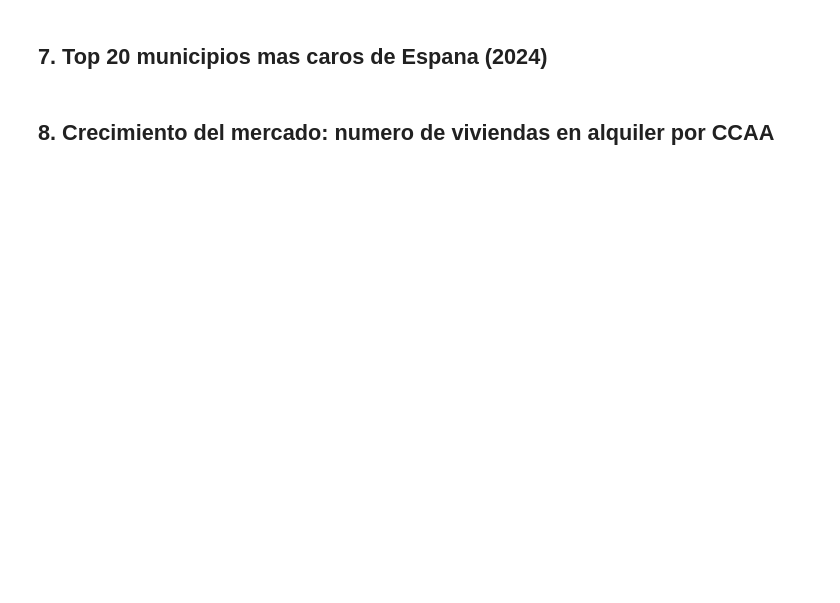
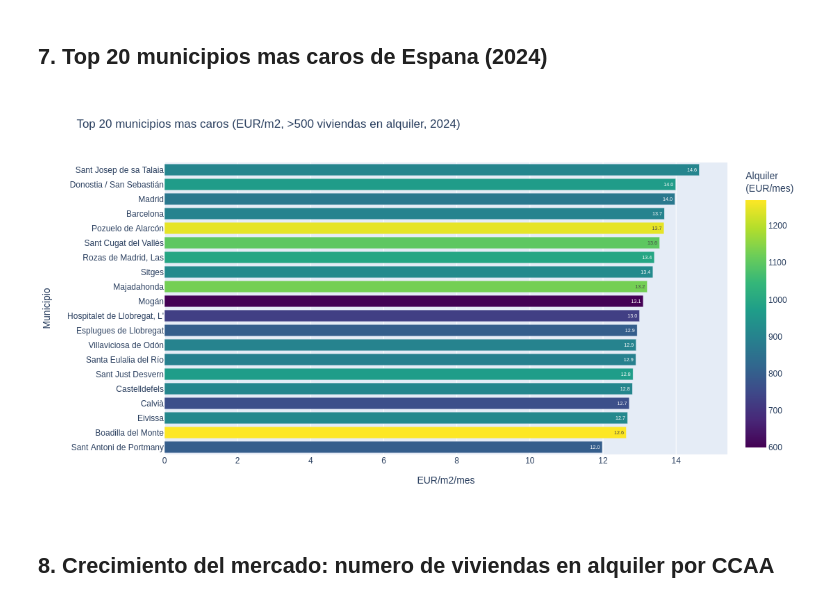
Before and after one commit to kroloxmcg/casitas, a Jupyter notebook: data-engineer-pisos/notebooks/analysis.ipynb, the cells around one changed output. Drawn from its saved outputs; the diff is of its cells as text; code cells hidden in the pictures; blank space fills up the shorter version.

```diff
--- a/data-engineer-pisos/notebooks/analysis.ipynb
+++ b/data-engineer-pisos/notebooks/analysis.ipynb
@@ -194,29 +213,34 @@ fig.show()
 # %%
 df_muni = query("""
     SELECT name,
         rent_m2_median_collective as eur_m2,
         monthly_rent_median_collective as alquiler,
         num_properties_collective as num_pisos
     FROM rentals
     WHERE level = 'municipio' AND year = 2024
-        AND eur_m2 IS NOT NULL AND num_pisos > 500
+        AND eur_m2 IS NOT NULL AND NOT isnan(eur_m2)
+        AND alquiler IS NOT NULL AND NOT isnan(alquiler)
+        AND num_pisos IS NOT NULL AND NOT isnan(num_pisos)
+        AND num_pisos > 500
     ORDER BY eur_m2 DESC
     LIMIT 20
 """)
 
 fig = px.bar(
     df_muni.to_pandas(), x="eur_m2", y="name", orientation="h",
     title="Top 20 municipios mas caros (EUR/m2, >500 viviendas en alquiler, 2024)",
     labels={"eur_m2": "EUR/m2/mes", "name": "Municipio"},
     text_auto=".1f",
     color="alquiler", color_continuous_scale="Viridis",
     hover_data=["alquiler", "num_pisos"],
 )
 fig.update_layout(
     yaxis=dict(autorange="reversed"), width=900, height=600,
     coloraxis_colorbar_title="Alquiler<br>(EUR/mes)",
 )
 fig.show()
+# %% [output]
+[figure, added]
 # %% [markdown]
 ## 8. Crecimiento del mercado: numero de viviendas en alquiler por CCAA
 # %%
```
Also changed, not shown: parts of 7 cells of this notebook, 2 other files.
